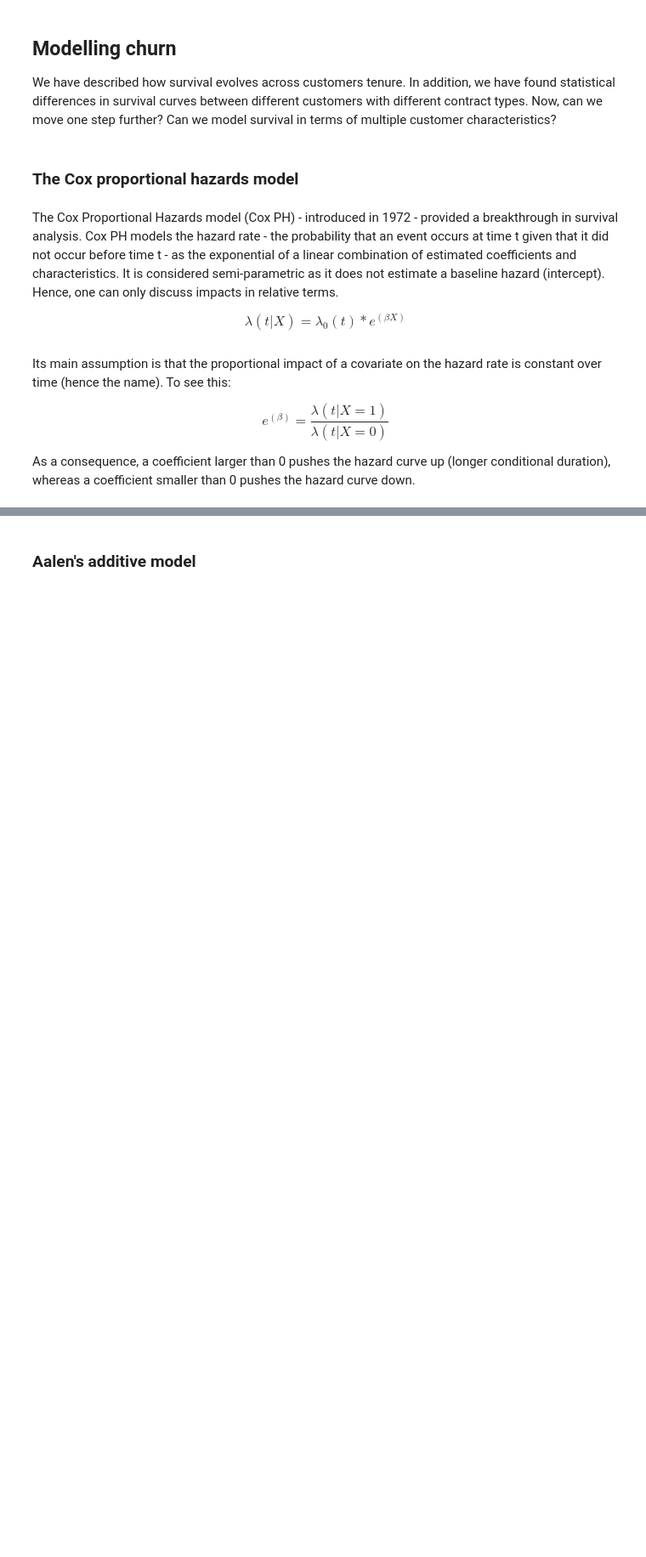
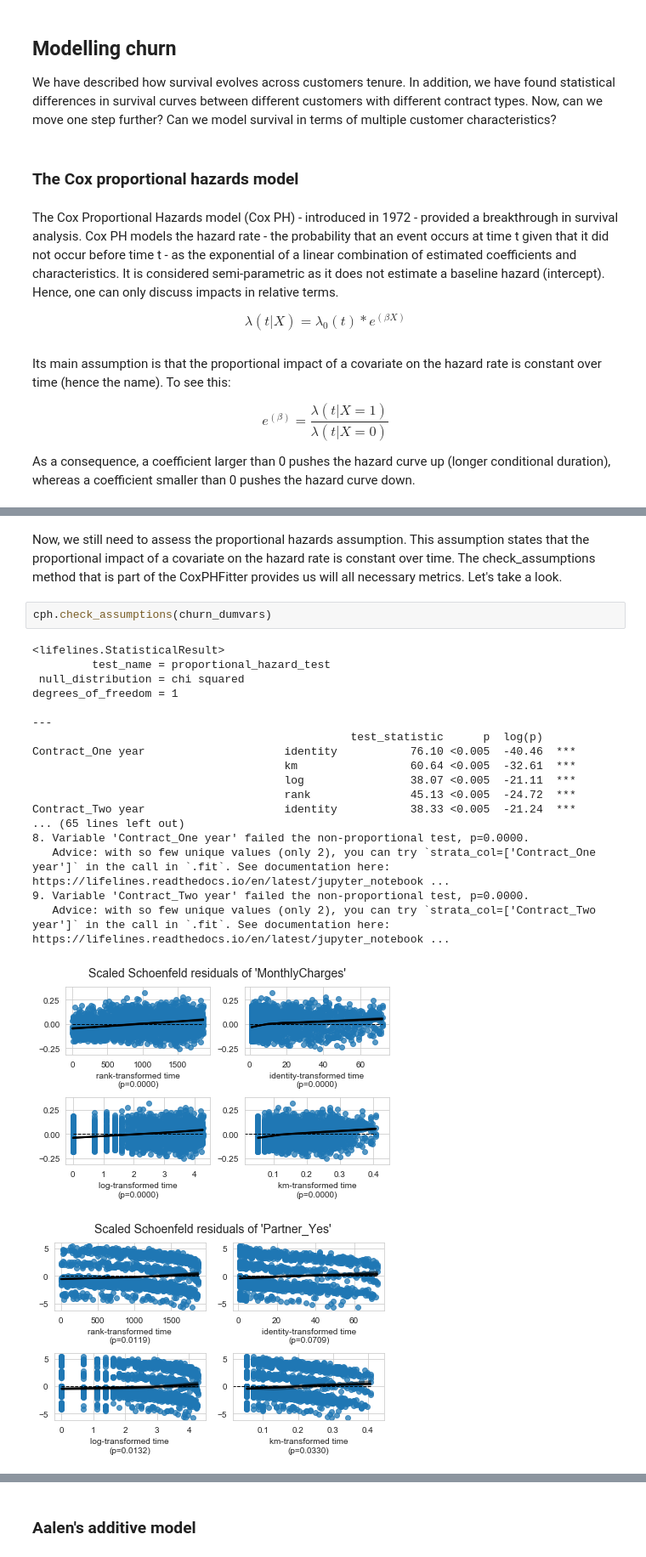
Before and after one commit to RobrechtVandendriessche/Survival, a Jupyter notebook: code/survival-regression.ipynb, the cells around one changed output, grey strips where cells are left out. Shown: that part at 85% size. Cells and saved outputs as stored; diff of their text form; blank space fills up the shorter version.

```diff
--- a/code/survival-regression.ipynb
+++ b/code/survival-regression.ipynb
@@ -346,0 +343,24 @@ cph.predict_median(churn_dumvars)
+# %% [markdown]
+Now, we still need to assess the proportional hazards assumption. This assumption states that the proportional impact of a covariate on the hazard rate is constant over time. The check_assumptions method that is part of the CoxPHFitter provides us will all necessary metrics. Let's take a look.
+# %%
+cph.check_assumptions(churn_dumvars)
+# %% [output]
+<lifelines.StatisticalResult>
+         test_name = proportional_hazard_test
+ null_distribution = chi squared
+degrees_of_freedom = 1
+
+---
+                                                test_statistic      p  log(p)
+Contract_One year                     identity           76.10 <0.005  -40.46  ***
+                                      km                 60.64 <0.005  -32.61  ***
+                                      log                38.07 <0.005  -21.11  ***
+                                      rank               45.13 <0.005  -24.72  ***
+Contract_Two year                     identity           38.33 <0.005  -21.24  ***
+... (65 lines left out)
+8. Variable 'Contract_One year' failed the non-proportional test, p=0.0000.
+   Advice: with so few unique values (only 2), you can try `strata_col=['Contract_One year']` in the call in `.fit`. See documentation here: https://lifelines.readthedocs.io/en/latest/jupyter_notebook ...
+9. Variable 'Contract_Two year' failed the non-proportional test, p=0.0000.
+   Advice: with so few unique values (only 2), you can try `strata_col=['Contract_Two year']` in the call in `.fit`. See documentation here: https://lifelines.readthedocs.io/en/latest/jupyter_notebook ...
+[figure, added]
+[figure, added]
```
Also changed, not shown: parts of 31 cells of this notebook.
